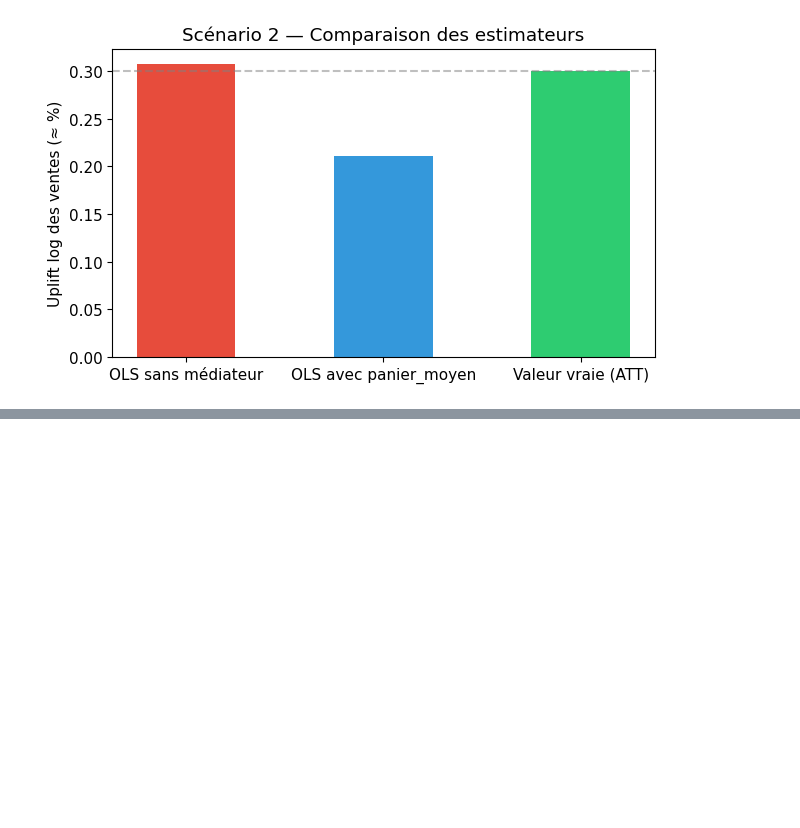
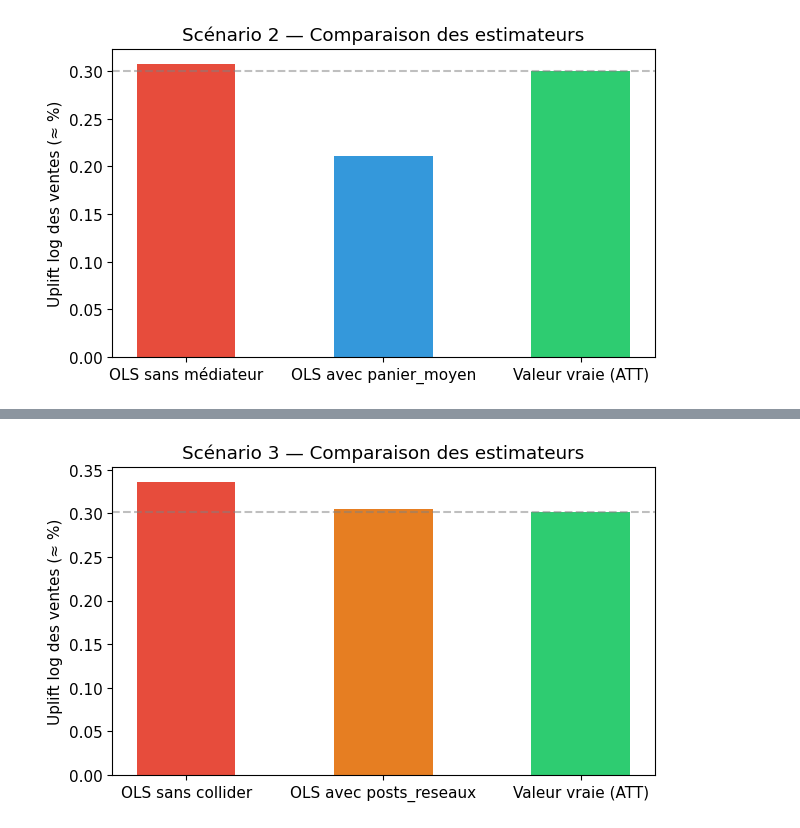
Before and after one commit to etirouthier/formation_causalite, a Jupyter notebook: formation_causalite.ipynb, the cells around one changed output, grey strips where cells are left out. Saved outputs shown, nothing was run; the diff lists cells and outputs as text; code cells hidden in the pictures; blank space fills up the shorter version.

```diff
--- a/formation_causalite.ipynb
+++ b/formation_causalite.ipynb
@@ -937,0 +1072,22 @@ plt.show()
+# %%
+# ─────────────────────────────────────────────
+# Figure bar chart — Scénario 3
+# Sans collider (rouge, correct) vs Avec posts_reseaux (orange, biaisé) vs ATT (vert)
+# Proximité ATT ≈ avec-collider est fortuite (coïncidence, pas une correction)
+# ─────────────────────────────────────────────
+
+fig, ax = plt.subplots(figsize=(7, 4))
+labels_sc3 = ['OLS sans collider', 'OLS avec posts_reseaux', 'Valeur vraie (ATT)']
+values_sc3 = [coef_naive_sc3, coef_coll_sc3, att_sc3_log]
+colors_sc3 = ['#e74c3c', '#e67e22', '#2ecc71']
+
+ax.bar(range(len(labels_sc3)), values_sc3, color=colors_sc3, width=0.5)
+ax.set_xticks(range(len(labels_sc3)))
+ax.set_xticklabels(labels_sc3)
+ax.set_ylabel('Uplift log des ventes (≈ %)')
+ax.set_title('Scénario 3 — Comparaison des estimateurs')
+ax.axhline(y=att_sc3_log, color='gray', linestyle='--', alpha=0.5)
+fig.savefig('figures/sc3_bar.png', dpi=150, bbox_inches='tight')
+plt.show()
+# %% [output]
+[figure, added]
```
Also changed, not shown: parts of 5 cells of this notebook, 4 other files.
